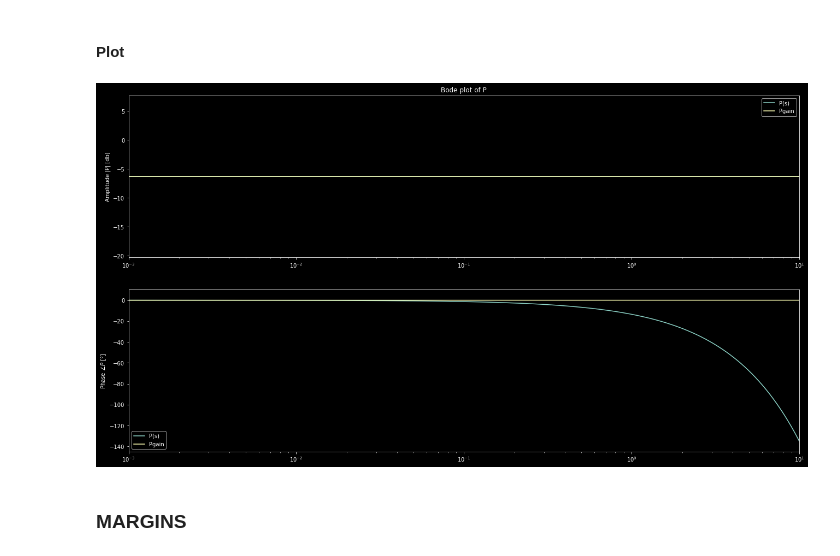
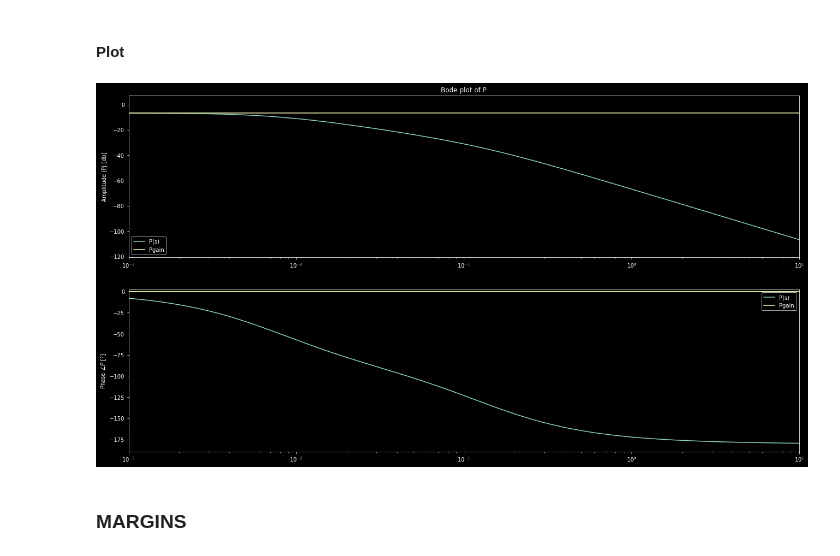
Before and after one commit to DaveTheDudeFromECAM/TCLab_DBR, a Jupyter notebook: dave/TCLab.ipynb, the cells around one changed output. Saved outputs shown, nothing was run; the diff lists cells and outputs as text; code cells hidden in the pictures.

```diff
--- a/dave/Dave_exp_MV.ipynb
+++ b/dave/TCLab.ipynb
@@ -438,13 +475,13 @@ P4.parameters['theta'] = 6.33
 #### Plot
 # %%
 omega = np.logspace(-3, 1, 10000)
-Bode(P1, omega )
+Bode(P2, omega )
 # Bode(P1, omega )
 # Bode(P2, omega )
 # Bode(P3, omega )
 # Bode(P4, omega )
 # %% [output]
-[figure, old version]
+[figure, new version]
 # %% [markdown]
 ### MARGINS
 # %% [markdown]
```
Also changed, not shown: parts of 7 cells of this notebook, 22 other files.
